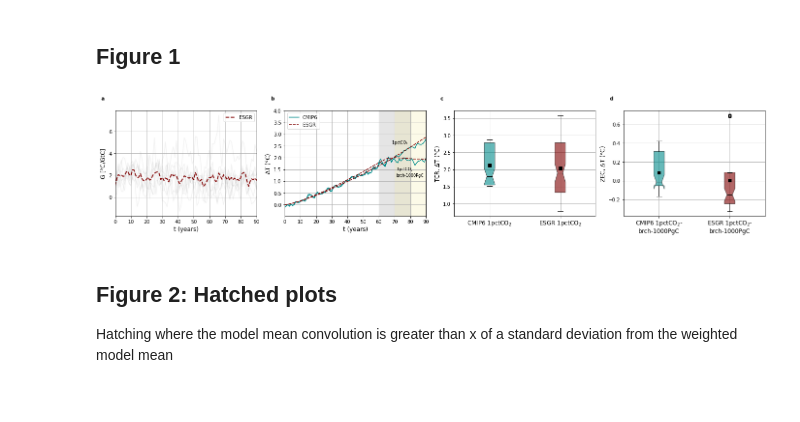
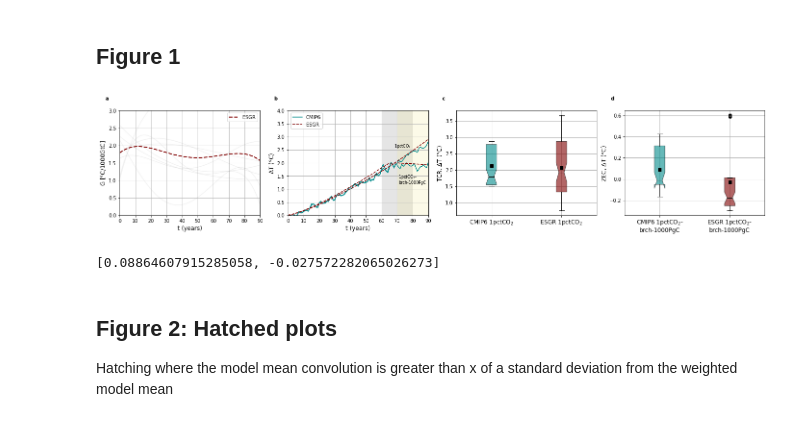
Before and after one commit to lfreese/CO2_greens, a Jupyter notebook: 1pct_and_1000gtc_evaluation.ipynb, the cells around one changed output. Drawn from its saved outputs; the diff is of its cells as text; code cells hidden in the pictures.

```diff
--- a/1pct_and_1000gtc_evaluation.ipynb
+++ b/1pct_and_1000gtc_evaluation.ipynb
@@ -53,7 +53,10 @@ dask.config.set(**{'array.slicing.split_large_chunks': True})
 G_ds = xr.open_dataset('Outputs/G_ds.nc4')['__xarray_dataarray_variable__']
 
 G_CDR_ds = xr.open_dataset('Outputs/G_cdr_ds.nc4')['__xarray_dataarray_variable__']
+
+#4th order polyfit
+Gpoly = G_ds.polyfit('year', 4)
+G_ds= xr.polyval(G_ds.year, Gpoly)['polyfit_coefficients']
+
+Gpoly_cdr = G_CDR_ds.polyfit('year', 4)
+G_CDR_ds= xr.polyval(G_CDR_ds.year, Gpoly_cdr)['polyfit_coefficients']
-# %%
-#rolling 5 year mean
-G_ds = G_ds.rolling(year = 5, min_periods = 1, center = False).mean('year')
-G_CDR_ds = G_CDR_ds.rolling(year = 5, min_periods = 1, center = False).mean('year')
@@ -140,7 +151,7 @@ for ax, m in zip(axes.ravel(), ['UKESM1_r1', 'UKESM1_r2', 'UKESM1_r3', 'UKESM1_r
 
     label = next(alpha_labels)
     ax.text(x = .06, y =.94, s = label, transform=ax.transAxes, fontweight="bold", fontsize = 14)
-
+    ax.set_xlim(0,90)
 for idx in np.arange(0,4):
     axes[2,idx].set_xlabel('Years', fontsize = 14)
 for idx in np.arange(0,3):
@@ -225,9 +236,9 @@ for m in G_ds.model:
     (G_ds.weighted(A).mean(dim = ['lat','lon']).sel(model = m).mean(dim = 'pulse_type')*GtC_per_TtC).plot(ax = ax1, color = 'grey', alpha = .1)
 ax1.set_title('Annual Mean', fontsize = 16)
 ax1.set_xlim(G_ds.s.min(), G_ds.s[90].values)
-
+ax1.set_ylim(0, 3)
 (G_ds.weighted(A).mean(dim = ['lat','lon']).mean(dim = ['model', 'pulse_type'])*GtC_per_TtC).plot(ax = ax1, label = 'ESGR', color = type_color['emulator_1pct'], linewidth = 2, linestyle = '--')
-ax1.set_ylabel('G [$\degree$C/GtC]', fontsize = 12)
+ax1.set_ylabel('G [$\degree$C/1000GtC]', fontsize = 12)
 ax1.grid()
 ax1.set_xlabel('t (years)', fontsize = 12)
 ax1.legend()
@@ -248,7 +259,7 @@ ax2.axvspan(60, 80, alpha=0.2, color='grey')
 ax2.axvspan(70, 90, alpha=0.2, color='khaki')
 ax2.legend()
 ax2.set_xlim(0,90)
-ax2.set_ylim(None, 4)
+ax2.set_ylim(0, 4)
 ax2.set_xlabel('t (years)', fontsize = 12)
 ax2.set_ylabel('$\Delta$T ($\degree$C)', fontsize = 12)
 
@@ -266,34 +277,39 @@ for median in box['medians']:
     median.set_color('black')
 ax3.grid()
 ax3.set_ylabel('TCR, $\Delta$T ($\degree$C)', fontsize = 12)
 ax3.set_xticklabels(x, fontsize = 12)
 
 
 ####Plot the ZEC comparison
 x = ['CMIP6 1pctCO$_2$-\nbrch-1000PgC', 'ESGR 1pctCO$_2$-\nbrch-1000PgC']#, '10 Year Rolling\nMean Emulator']
 y = [df_zec_cmip_model['mean'].dropna(),
     df_zec_emulator_model['mean'].dropna()]
 
 colors = [type_color['model_1pct'], type_color['emulator_1pct']]
 box = ax4.boxplot(y, showmeans= True, notch = True, patch_artist=True, meanprops={"marker":"s","markerfacecolor":"black", "markeredgecolor":"black"})
 for patch, color in zip(box['boxes'], colors):
     patch.set_facecolor(color)
     patch.set_alpha(0.6)
 for median in box['medians']:
     median.set_color('black')
 ax4.grid()
 ax4.set_ylabel('ZEC, $\Delta$T ($\degree$C)', fontsize = 12)
 ax4.set_xticklabels(x, fontsize = 12)
 
 alpha_labels = iter(alphabet)
 for ax in [ax1, ax2, ax3, ax4]:
     label = next(alpha_labels)
     ax.text(x = -0.1, y =1.1, s = label, transform=ax.transAxes, fontweight="bold")
 
 
 plt.savefig('figures/paper/figure1_GF_1pct_TCR.png', bbox_inches = 'tight', dpi = 300)
 # %% [output]
-[figure, old version]
+[figure, new version]
+# %%
+[df_zec_cmip_model['mean'].dropna().mean(),
+    df_zec_emulator_model['mean'].dropna().mean()]
+# %% [output]
+[0.08864607915285058, -0.027572282065026273]
 # %% [markdown]
 ## Figure 2: Hatched plots
 
```
Also changed, not shown: parts of 4 cells of this notebook, 13 other files.
